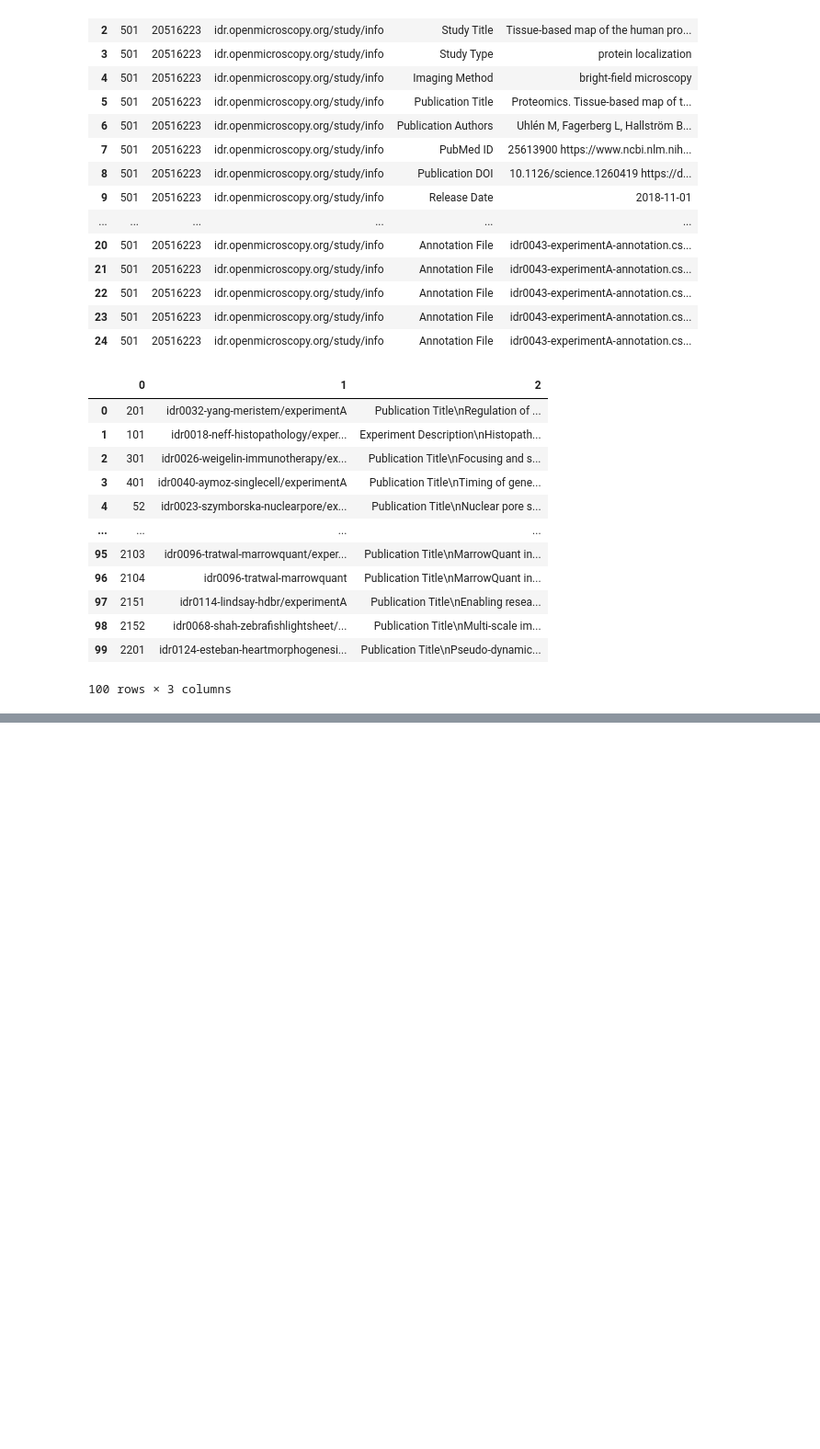
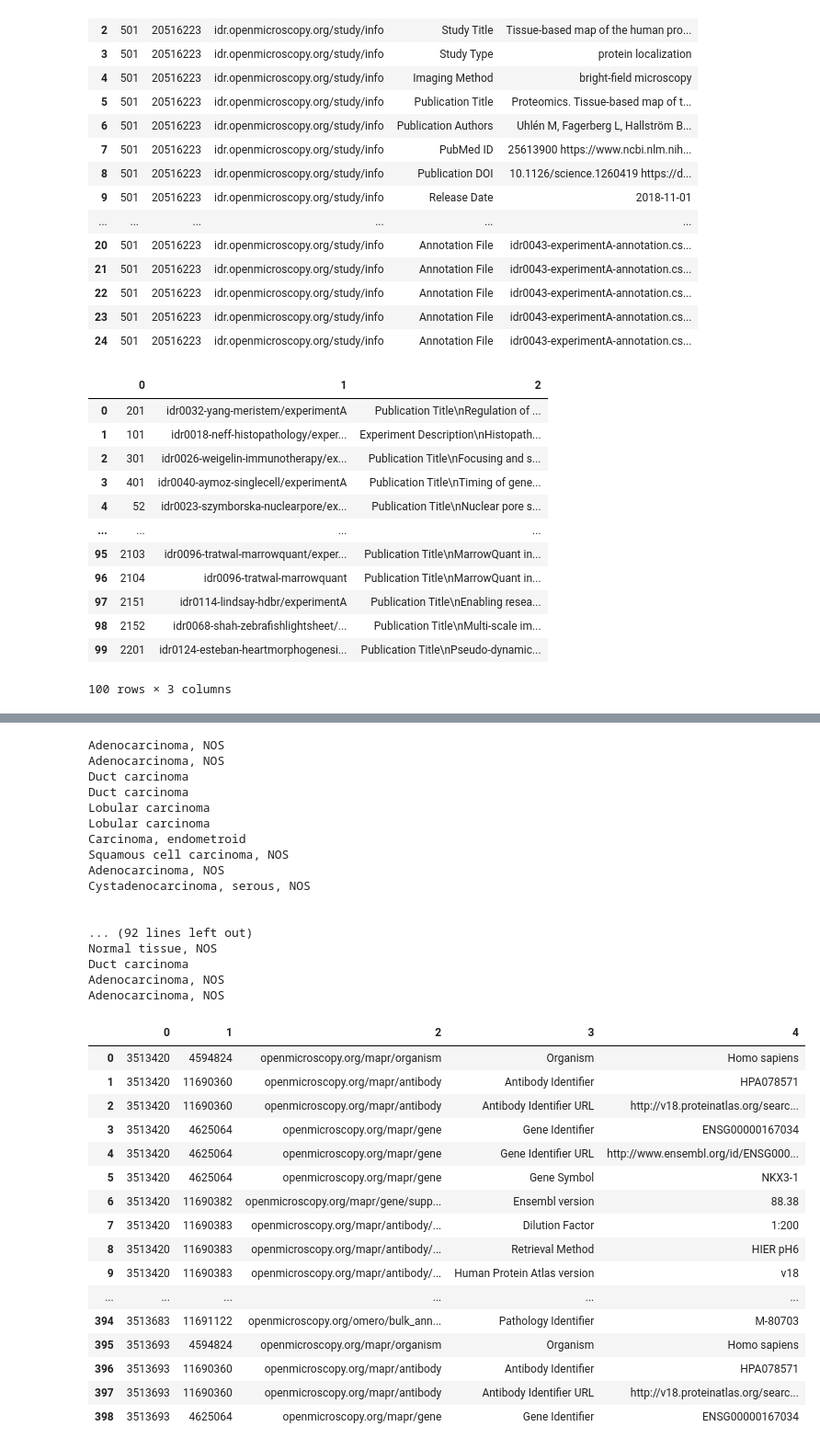
Before and after one commit to German-BioImaging/dtplatform, a Jupyter notebook: ld-platforms/leapRDF/idrRDF/parsedata.ipynb, the cells around one changed output, grey strips where cells are left out. Shown at 92% size. Cells and saved outputs as stored; diff of their text form; code cells hidden in the pictures; blank space fills up the shorter version.

Commit message:
latest omeroRDF work

```diff
--- a/ld-platforms/leapRDF/idrRDF/parsedata.ipynb
+++ b/ld-platforms/leapRDF/idrRDF/parsedata.ipynb
@@ -47,6 +62,7 @@ from rdflib.namespace import RDF, RDFS, DCTERMS, DC
 from wikidataintegrator import wdi_core
 # %%
 omeroRDF = Graph()
+counter = 0
 HPAS = Namespace("http://www.proteinatlas.org/search/")
 OMERO = Namespace("https://idr.openmicroscopy.org/webclient/img_detail/")
 WD = Namespace("http://www.wikidata.org/entity/")
@@ -57,6 +73,7 @@ datasets = pd.read_csv("datasets.tsv", delimiter="\t", header=None)
 datasetURIs = dict()
 for index, row in datasets.iterrows():
     omeroRDF.add((HPAS[str(row[2])], RDFS.label, Literal(row[2])))
+    omeroRDF.add((HPAS[str(row[2])], RDF.type, WD.Q1172284)) # Q1172284 = dataset
     datasetURIs[str(row[1])] = HPAS[str(row[2])]
     #omeroRDF.add((URIRef("http://deltatissue.net/project/"+str(row[1])), DCTERMS.isPartOf, URIRef("http://deltatissue.net/project/"+str(row[0]))))
 datasets
@@ -117,6 +134,12 @@ images = pd.read_csv("images.tsv", delimiter="\t", header=None)
 imageURIs = dict()
 
 for index, row in images.iterrows():
-        omeroRDF.add((OMERO[str(row[2])], DCTERMS.isPartOf, datasetURIs[str(row[0])]))
+        omeroRDF.add((OMERO[str(row[1])], DCTERMS.isPartOf, datasetURIs[str(row[0])]))
+        omeroRDF.add((OMERO[str(row[1])], RDFS.label, Literal(str(row[2]),datatype=XSD.string)))
+        omeroRDF.add((OMERO[str(row[1])], RDF.type, WD.Q478798))
         imageURIs[str(row[1])] = OMERO[str(row[2])]
+        if len(omeroRDF)>1000000:
+            counter += len(omeroRDF)
+            omeroRDF.serialize(format="turtle", destination="hpa_omero"+str(counter)+".ttl")
+            omeroRDF = Graph()
 images
@@ -143,7 +168,7 @@ image_annotations  = pd.read_csv("image_annotations.tsv", delimiter="\t", header
 pd.set_option('display.max_rows', None)
 for index,row in image_annotations.iterrows():
     thing = BNode()
-    omeroRDF.add((OMERO[str(0)], WDP.P180, thing)) # P180 = depicts
+    omeroRDF.add((OMERO[str(row[0])], WDP.P180, thing)) # P180 = depicts
     omeroRDF.add((thing, RDF.type, WD.Q35120)) # Q35120 = THING
 
     if str(row[3]) == "Organism":
@@ -163,7 +188,7 @@ for index,row in image_annotations.iterrows():
             omeroRDF.add((thing, WDP.P703, wikidata[str(row[4])]))
 
     if str(row[3]) == "Pathology Identifier":
-       omeroRDF.add((thing, WDP.P1050, URIRef("http://purl.bioontology.org/ontology/SNMI/"+row[4]))
+        omeroRDF.add((thing, WDP.P1050, URIRef("http://purl.bioontology.org/ontology/SNMI/"+row[4])))
 
     if str(row[3]) == "Pathology":
         print(row[4])
@@ -238,31 +263,71 @@ for index,row in image_annotations.iterrows():
                 result = wdi_core.WDFunctionsEngine.execute_sparql_query(query)
                 if len(result["results"]["bindings"])>0:
                     wikidata[str(row[4])] = URIRef(result["results"]["bindings"][0]["anatomical_structure"]["value"])
                 else:
                     print("missing "+row[4]+" in wikidata")
                 omeroRDF.add((thing, WDP.P827, wikidata[str(row[4])]))
 
 
     if str(row[3]) == "Sex":
         if row[4] == "Female":
             omeroRDF.add((thing, WDP.P21, WD.Q6581072))
         elif row[4] == "Male":
             omeroRDF.add((thing, WDP.P21, WD.Q6581097))
 
     if str(row[3]) == "Age":
         omeroRDF.add((thing, WDP.P3629, Literal(row[4])))
 
     if str(row[3])== "Antibody Identifier URL":
         omeroRDF.add((thing, DC.identifier, URIRef(row[4])))
 
     if str(row[3])=="Gene Symbol":
         omeroRDF.add((thing, WDP.P353, Literal(row[4]))) # assumes homo sapiens
 
     if str(row[3]) =="Gene Identifier URL":
         omeroRDF.add((thing, DC.identifier, URIRef(row[4])))
 
+    if len(omeroRDF)>1000000:
+            counter += len(omeroRDF)
+            omeroRDF.serialize(format="turtle", destination="hpa_omero"+str(counter)+".ttl")
+            omeroRDF = Graph()
+
 
 
 
 image_annotations
+# %% [output]
+Adenocarcinoma, NOS
+Adenocarcinoma, NOS
+Duct carcinoma
+Duct carcinoma
+Lobular carcinoma
+Lobular carcinoma
+Carcinoma, endometroid
+Squamous cell carcinoma, NOS
+Adenocarcinoma, NOS
+Cystadenocarcinoma, serous, NOS
+
+
+... (92 lines left out)
+Normal tissue, NOS
+Duct carcinoma
+Adenocarcinoma, NOS
+Adenocarcinoma, NOS
+|  | 0 | 1 | 2 | 3 | 4 |
+| 0 | 3513420 | 4594824 | openmicroscopy.org/mapr/organism | Organism | Homo sapiens |
+| 1 | 3513420 | 11690360 | openmicroscopy.org/mapr/antibody | Antibody Identifier | HPA078571 |
+| 2 | 3513420 | 11690360 | openmicroscopy.org/mapr/antibody | Antibody Identifier URL | http://v18.proteinatlas.org/searc... |
+| 3 | 3513420 | 4625064 | openmicroscopy.org/mapr/gene | Gene Identifier | ENSG00000167034 |
+| 4 | 3513420 | 4625064 | openmicroscopy.org/mapr/gene | Gene Identifier URL | http://www.ensembl.org/id/ENSG000... |
+| 5 | 3513420 | 4625064 | openmicroscopy.org/mapr/gene | Gene Symbol | NKX3-1 |
+| 6 | 3513420 | 11690382 | openmicroscopy.org/mapr/gene/supp... | Ensembl version | 88.38 |
+| 7 | 3513420 | 11690383 | openmicroscopy.org/mapr/antibody/... | Dilution Factor | 1:200 |
+| 8 | 3513420 | 11690383 | openmicroscopy.org/mapr/antibody/... | Retrieval Method | HIER pH6 |
+| 9 | 3513420 | 11690383 | openmicroscopy.org/mapr/antibody/... | Human Protein Atlas version | v18 |
+| ... | ... | ... | ... | ... | ... |
+| 394 | 3513683 | 11691122 | openmicroscopy.org/omero/bulk_ann... | Pathology Identifier | M-80703 |
+| 395 | 3513693 | 4594824 | openmicroscopy.org/mapr/organism | Organism | Homo sapiens |
+| 396 | 3513693 | 11690360 | openmicroscopy.org/mapr/antibody | Antibody Identifier | HPA078571 |
+| 397 | 3513693 | 11690360 | openmicroscopy.org/mapr/antibody | Antibody Identifier URL | http://v18.proteinatlas.org/searc... |
+| 398 | 3513693 | 4625064 | openmicroscopy.org/mapr/gene | Gene Identifier | ENSG00000167034 |
 # %%
```
Also changed, not shown: parts of 10 cells of this notebook, 1 other file.
